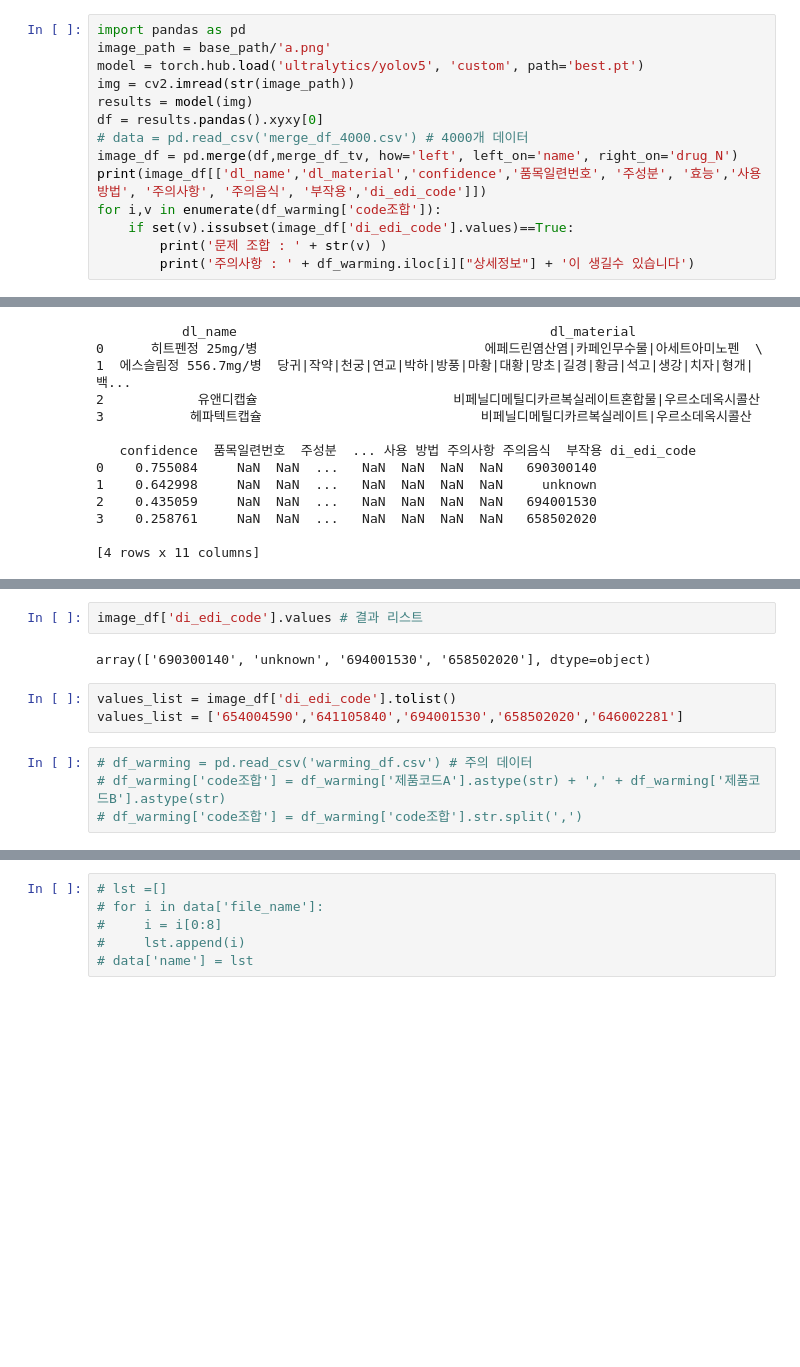
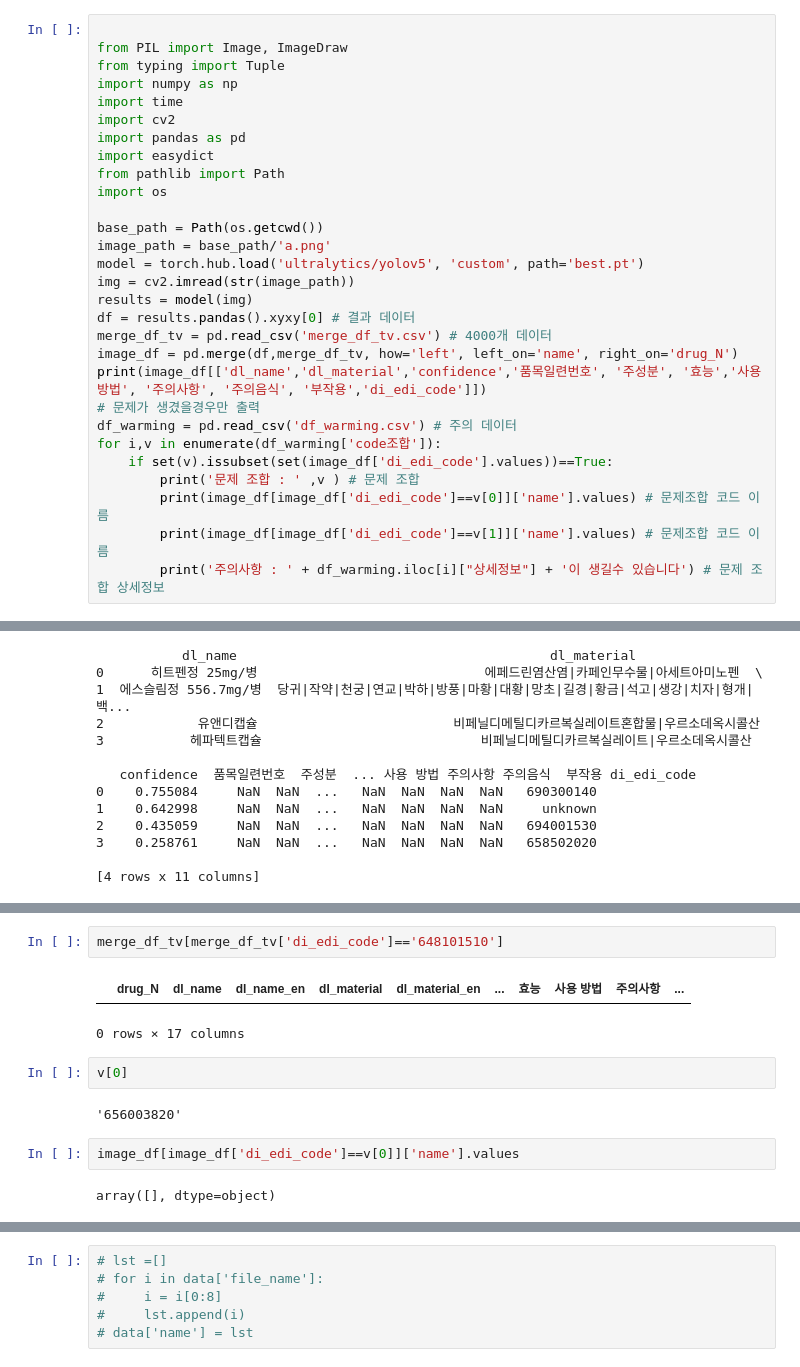
Before and after one commit to BrianPark314/final_project, a Jupyter notebook: drugweb/flask/final_yolo_5/webdataloig.ipynb, the cells around one changed output, grey strips where cells are left out. Drawn from its saved outputs; the diff is of its cells as text; blank space fills up the shorter version.

Commit message:
web image information python

```diff
--- a/drugweb/flask/final_yolo_5/webdataloig.ipynb
+++ b/drugweb/flask/final_yolo_5/webdataloig.ipynb
@@ -142,17 +165,32 @@ WindowsPath('C:/Users/User/document/final_project/drugweb/flask/final_yolo_5/a.p
 # %%
+
+from PIL import Image, ImageDraw
+from typing import Tuple
+import numpy as np
+import time
+import cv2
 import pandas as pd
+import easydict
+from pathlib import Path
+import os
+
+base_path = Path(os.getcwd())
 image_path = base_path/'a.png'
 model = torch.hub.load('ultralytics/yolov5', 'custom', path='best.pt')
 img = cv2.imread(str(image_path))
 results = model(img)
-df = results.pandas().xyxy[0]
-# data = pd.read_csv('merge_df_4000.csv') # 4000개 데이터
+df = results.pandas().xyxy[0] # 결과 데이터
+merge_df_tv = pd.read_csv('merge_df_tv.csv') # 4000개 데이터
 image_df = pd.merge(df,merge_df_tv, how='left', left_on='name', right_on='drug_N')
 print(image_df[['dl_name','dl_material','confidence','품목일련번호', '주성분', '효능','사용 방법', '주의사항', '주의음식', '부작용','di_edi_code']])
+# 문제가 생겼을경우만 출력
+df_warming = pd.read_csv('df_warming.csv') # 주의 데이터
 for i,v in enumerate(df_warming['code조합']):
-    if set(v).issubset(image_df['di_edi_code'].values)==True:
-        print('문제 조합 : ' + str(v) )
-        print('주의사항 : ' + df_warming.iloc[i]["상세정보"] + '이 생길수 있습니다')
+    if set(v).issubset(set(image_df['di_edi_code'].values))==True:
+        print('문제 조합 : ' ,v ) # 문제 조합
+        print(image_df[image_df['di_edi_code']==v[0]]['name'].values) # 문제조합 코드 이름
+        print(image_df[image_df['di_edi_code']==v[1]]['name'].values) # 문제조합 코드 이름
+        print('주의사항 : ' + df_warming.iloc[i]["상세정보"] + '이 생길수 있습니다') # 문제 조합 상세정보
 # %% [output]
 Using cache found in C:\Users\User/.cache\torch\hub\ultralytics_yolov5_master
 YOLOv5  2023-7-18 Python-3.10.11 torch-2.0.1+cpu CPU
@@ -176,11 +239,13 @@ Adding AutoShape...
+# %%
+merge_df_tv[merge_df_tv['di_edi_code']=='648101510']
+# %% [output]
+|  | drug_N | dl_name | dl_name_en | dl_material | dl_material_en | ... | 효능 | 사용 방법 | 주의사항 | ... |
+0 rows × 17 columns
+# %%
+v[0]
+# %% [output]
+'656003820'
 # %%
-image_df['di_edi_code'].values # 결과 리스트
+image_df[image_df['di_edi_code']==v[0]]['name'].values
 # %% [output]
-array(['690300140', 'unknown', '694001530', '658502020'], dtype=object)
+array([], dtype=object)
-# %%
-values_list = image_df['di_edi_code'].tolist()
-values_list = ['654004590','641105840','694001530','658502020','646002281']
-# %%
-# df_warming = pd.read_csv('warming_df.csv') # 주의 데이터
-# df_warming['code조합'] = df_warming['제품코드A'].astype(str) + ',' + df_warming['제품코드B'].astype(str)
-# df_warming['code조합'] = df_warming['code조합'].str.split(',')
```
Also changed, not shown: parts of 31 cells of this notebook.
